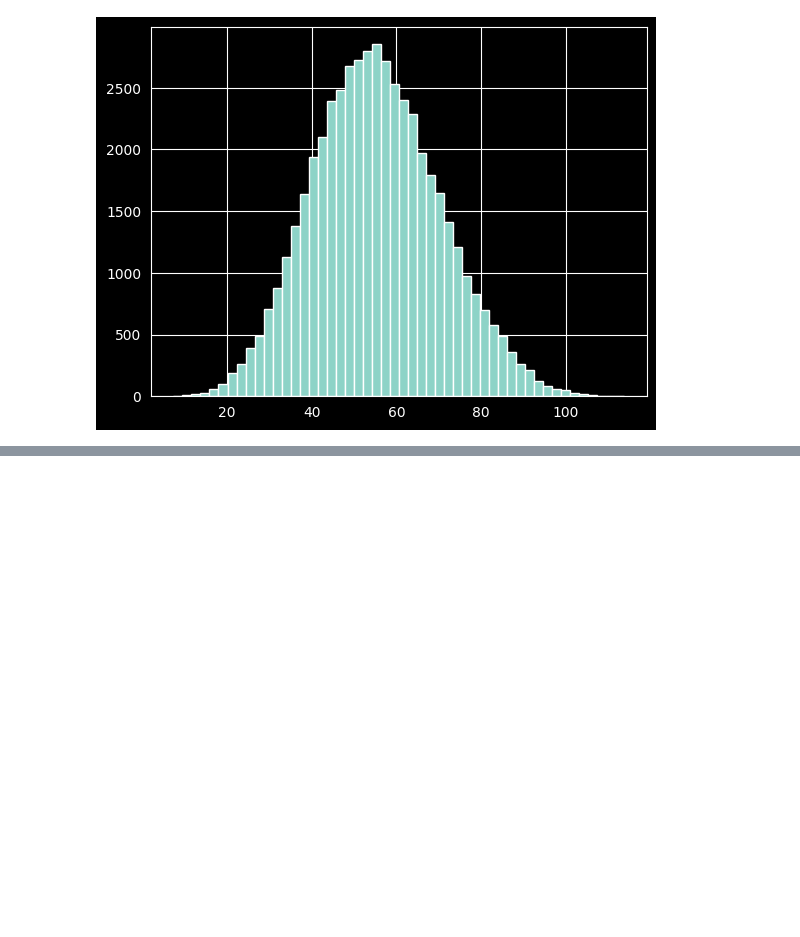
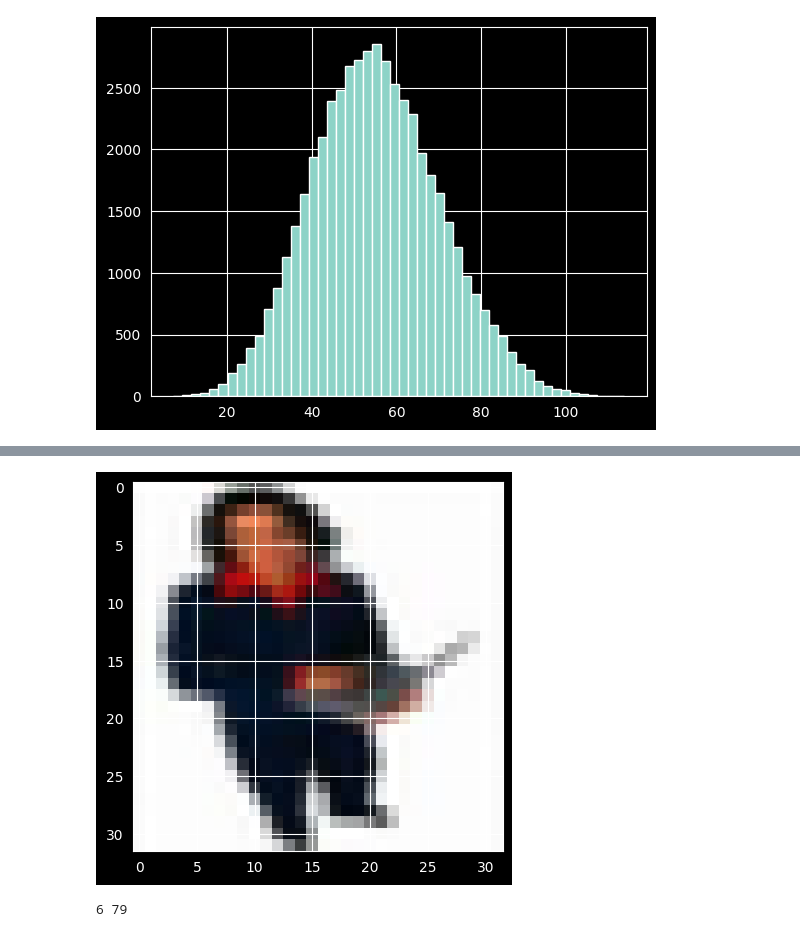
Before and after one commit to indian-coder-aarush/VAE-CIFAR100, a Jupyter notebook: notebooks/Image_analysis.ipynb, the cells around one changed output, grey strips where cells are left out. Cells and saved outputs as stored; diff of their text form; code cells hidden in the pictures; blank space fills up the shorter version.

```diff
--- a/notebooks/Image_analysis.ipynb
+++ b/notebooks/Image_analysis.ipynb
@@ -55,0 +68,10 @@ plt.show()
+# %%
+high_contrast_images = train[train_image_std > images_std_mean + 3*images_std_std]
+plt.imshow(np.transpose(high_contrast_images[0], (1, 2, 0)))
+plt.show()
+# %% [output]
+[figure, added]
+# %%
+print(len(low_contrast_images), len(high_contrast_images))
+# %% [output]
+6 79
```
Also changed, not shown: parts of 11 cells of this notebook, 1 other file.
